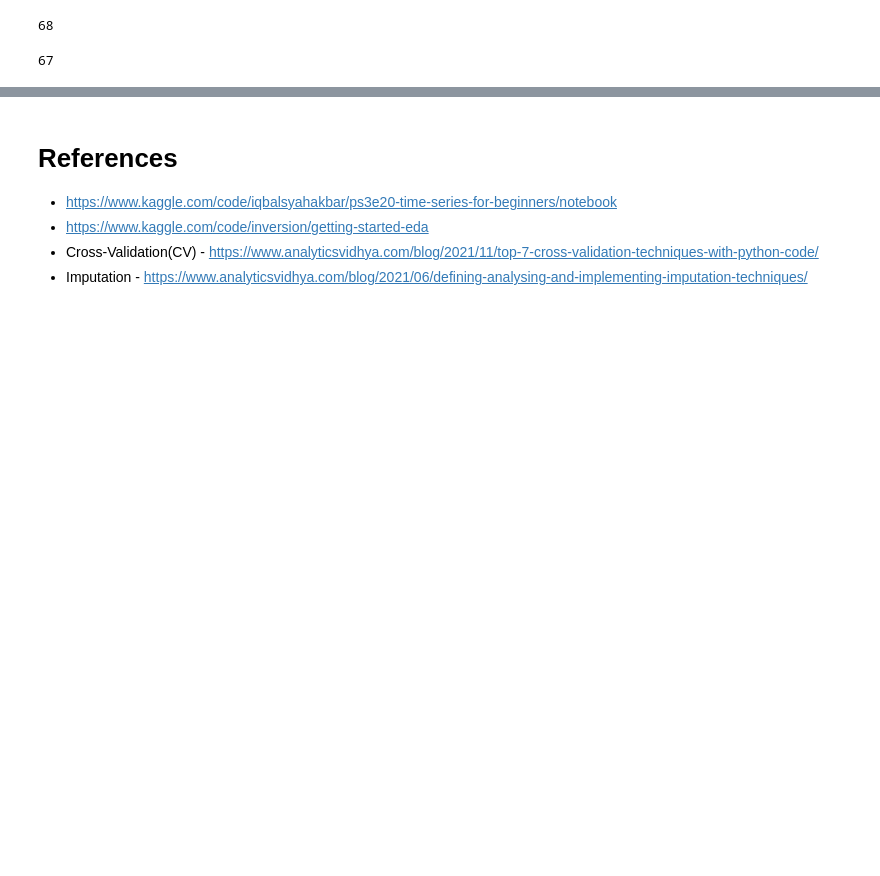
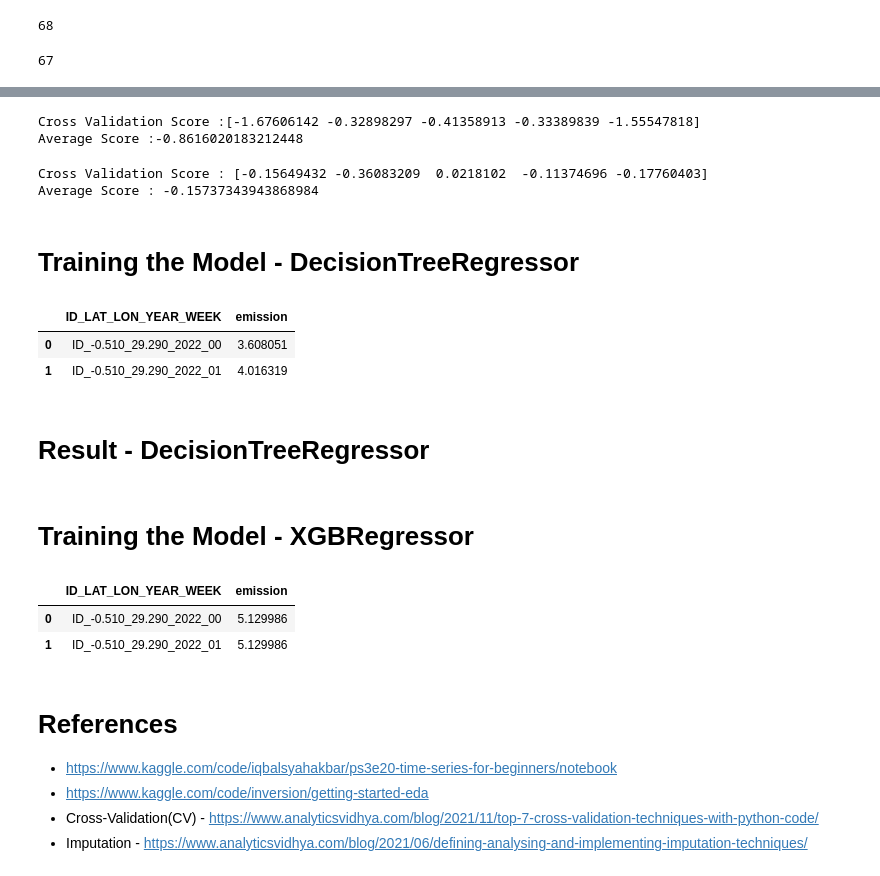
Before and after one commit to kumaramardeep342/Kaggle-Data-Science-Learning, a Jupyter notebook: predict-co2-emissions-s3ep20.ipynb, the cells around one changed output, grey strips where cells are left out. Cells and saved outputs as stored; diff of their text form; code cells hidden in the pictures; blank space fills up the shorter version.

Commit message:
Kaggle Notebook | Predict CO2 Emissions S3EP20 | Version 10

```diff
--- a/predict-co2-emissions-s3ep20.ipynb
+++ b/predict-co2-emissions-s3ep20.ipynb
@@ -316,0 +331,14 @@ len(test_df.columns)
+# %%
+# DecisionTreeRegressor
+X_dtr=train_df[['longitude', 'latitude', 'week_no']]
+y_dtr=train_df['emission']
+X_dts=test_df[['longitude', 'latitude', 'week_no']]
+# %%
+dtreg=DecisionTreeRegressor()
+kf_dtreg=KFold(n_splits=5)
+score_dtreg=cross_val_score(dtreg,X_dtr,y_dtr,cv=kf_dtreg)
+print(f"Cross Validation Score :{score_dtreg}" )
+print(f"Average Score :{score_dtreg.mean()}")
+# %% [output]
+Cross Validation Score :[-1.67606142 -0.32898297 -0.41358913 -0.33389839 -1.55547818]
+Average Score :-0.8616020183212448
@@ -316,0 +350,23 @@ len(test_df.columns)
+# %%
+xgb=XGBRegressor(n_estimators=100,learning_rate=0.01,random_state=42)
+kf=KFold(n_splits=5)
+score=cross_val_score(xgb,X_gbtr,y_gbtr,cv=kf)
+print(f"Cross Validation Score : {score}")
+print(f"Average Score : {score.mean()}")
+# %% [output]
+Cross Validation Score : [-0.15649432 -0.36083209  0.0218102  -0.11374696 -0.17760403]
+Average Score : -0.15737343943868984
+# %% [markdown]
+# Training the Model - DecisionTreeRegressor
+# %%
+dtreg.fit(X_dtr,y_dtr)
+y_dts_pred=dtreg.predict(X_dts)
+# %%
+test_result_dtr=pd.DataFrame({'ID_LAT_LON_YEAR_WEEK':ID_LAT_LON_YEAR_WEEK ,'emission':y_dts_pred})
+test_result_dtr.head(2)
+# %% [output]
+|  | ID_LAT_LON_YEAR_WEEK | emission |
+| 0 | ID_-0.510_29.290_2022_00 | 3.608051 |
+| 1 | ID_-0.510_29.290_2022_01 | 4.016319 |
+# %% [markdown]
+# Result - DecisionTreeRegressor
@@ -316,0 +375,2 @@ len(test_df.columns)
+# %% [markdown]
+# Training the Model - XGBRegressor
@@ -316,0 +380,7 @@ len(test_df.columns)
+# %%
+test_result_xgb=pd.DataFrame({'ID_LAT_LON_YEAR_WEEK':ID_LAT_LON_YEAR_WEEK ,'emission':y_gbts_pred})
+test_result_xgb.head(2)
+# %% [output]
+|  | ID_LAT_LON_YEAR_WEEK | emission |
+| 0 | ID_-0.510_29.290_2022_00 | 5.129986 |
+| 1 | ID_-0.510_29.290_2022_01 | 5.129986 |
```
Also changed, not shown: parts of 12 cells of this notebook.
